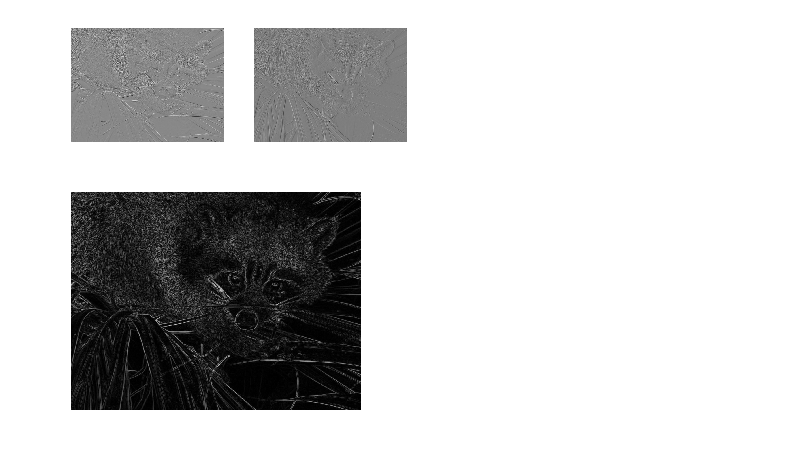
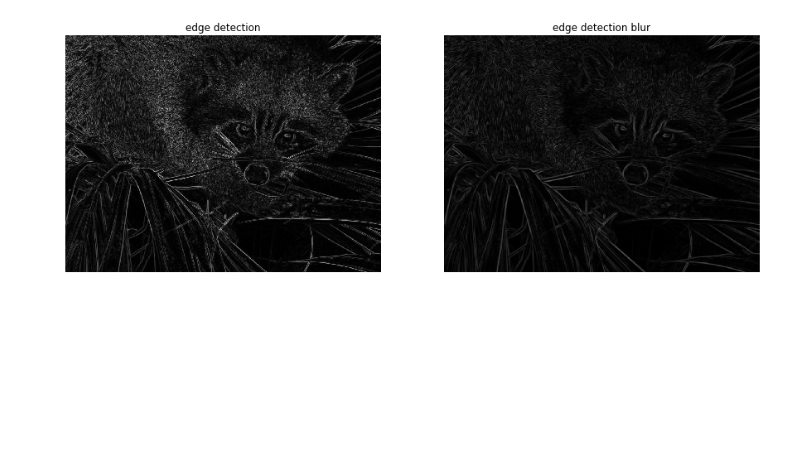
Before and after one commit to dabl8647/appm3310, a Jupyter notebook: sobel.ipynb, the cells around one changed output. Saved outputs shown, nothing was run; the diff lists cells and outputs as text; code cells hidden in the pictures; blank space fills up the shorter version.

```diff
--- a/sobel.ipynb
+++ b/sobel.ipynb
@@ -5,10 +6,14 @@ from scipy import ndimage, misc
 # %%
 # use sample image of racoon face from misc package
+
 # convert to grayscale
 racoon = misc.face(gray=True)
 
 # convert to float for pyplot
-racoon=racoon.astype('float32')
+racoon = racoon.astype('float32')
+
+# use gaussian blur
+blur_racoon = gaussian_filter(racoon, sigma=1.5)
 # %%
 # horizontal gradient - estimating the gradient in the x-direction (columns), so dx detects vertical lines.
 dx = ndimage.sobel(racoon, axis=0, mode='constant')
@@ -18,5 +23,14 @@ dy = ndimage.sobel(racoon, axis=1, mode='constant')
 
 # gradient magnitude
 mag = numpy.hypot(dx, dy)
+# %%
+# horizontal gradient on blur- estimating the gradient in the x-direction (columns), so dx detects vertical lines.
+blur_dx = ndimage.sobel(blur_racoon, axis=0, mode='constant')
+
+# vertical gradient on blur - estimating the gradient in the y-direction (rows), so dy detects horizontal lines
+blur_dy = ndimage.sobel(blur_racoon, axis=1, mode='constant')
+
+# gradient magnitude on blur
+blur_mag = numpy.hypot(blur_dx, blur_dy)
 # %%
 # import and setup plots
@@ -34,19 +95,19 @@ plt.show()
 # %%
-# plot horizontal and vertical gradients
+# plot final images
+
+plt.figure(figsize=(15,15))
+plt.gray()
+
 plt.subplot(121)
-plt.imshow(dx, cmap=plt.cm.gray)
+plt.imshow(mag, cmap=plt.cm.gray)
+plt.title('edge detection')
 plt.axis('off')
+
 plt.subplot(122)
-plt.imshow(dy, cmap=plt.cm.gray)
+plt.imshow(blur_mag, cmap=plt.cm.gray)
+plt.title('edge detection blur')
 plt.axis('off')
+
 plt.show()
 # %% [output]
-[figure, old version]
+[figure, new version]
-# %%
-# plot final image
-plt.subplot(111)
-plt.imshow(mag, cmap=plt.cm.gray)
-plt.axis('off')
-plt.show()
-# %% [output]
-[figure, removed]
```
Also changed, not shown: parts of 4 cells of this notebook.
